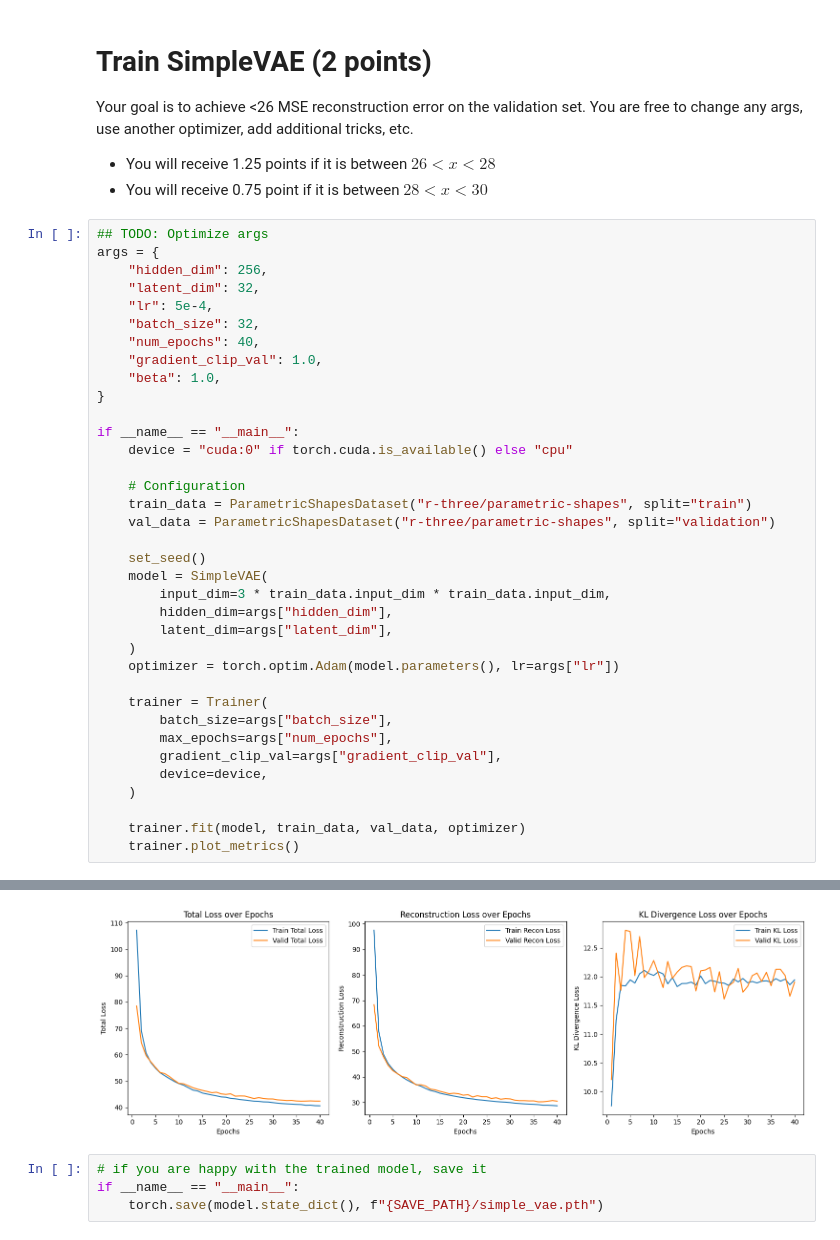
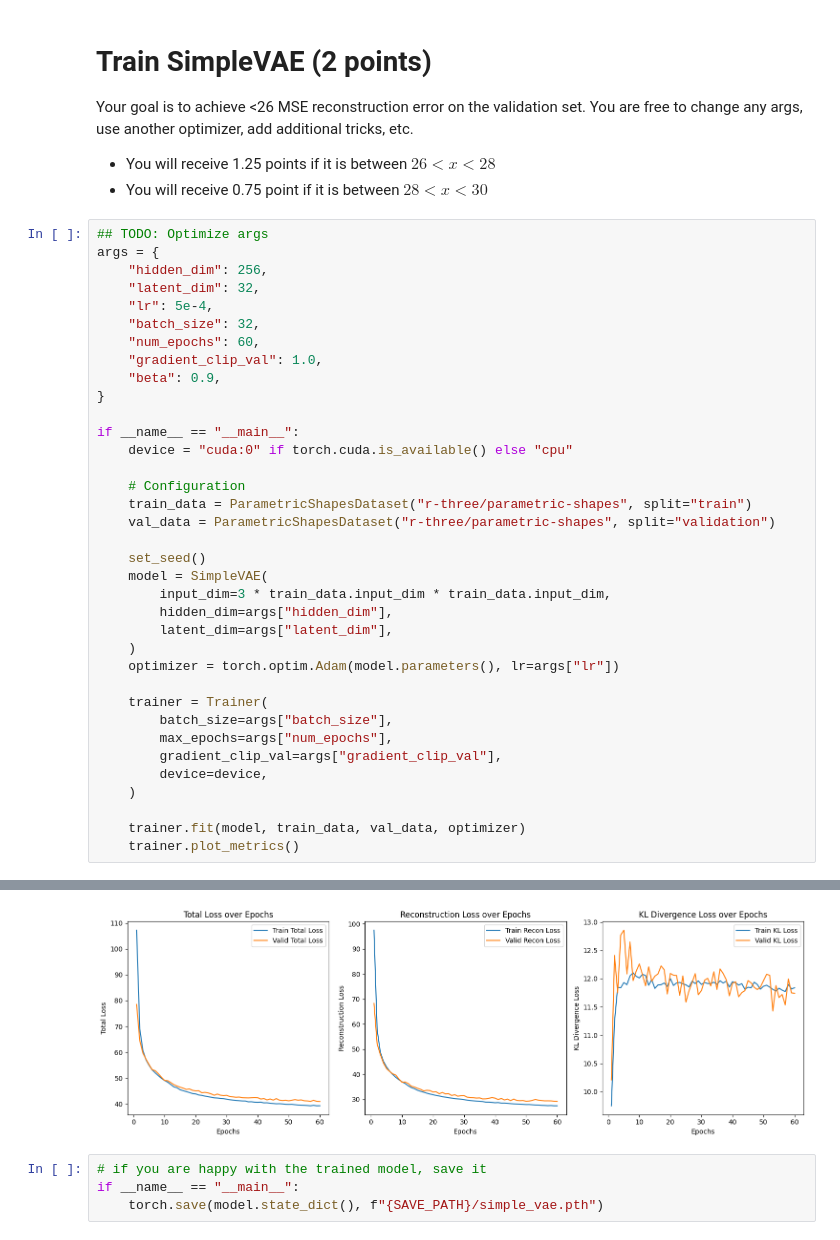
Before and after one commit to AfraAd/CSC413-Homeworks, a Jupyter notebook: Fall25_Hw11_VAE.ipynb, the cells around one changed output, grey strips where cells are left out. Saved outputs shown, nothing was run; the diff lists cells and outputs as text.

```diff
--- a/Fall25_Hw11_VAE.ipynb
+++ b/Fall25_Hw11_VAE.ipynb
@@ -529,9 +529,9 @@ args = {
     "latent_dim": 32,
     "lr": 5e-4,
     "batch_size": 32,
-    "num_epochs": 40,
+    "num_epochs": 60,
     "gradient_clip_val": 1.0,
-    "beta": 1.0,
+    "beta": 0.9,
 }
 
 if __name__ == "__main__":
@@ -579,4 +579,4 @@ Epoch 40 train loss: 40.63298,   train recon loss: 28.69104, train kl loss: 11.9
-[figure, old version]
+[figure, new version]
 # %%
 # if you are happy with the trained model, save it
 if __name__ == "__main__":
```
Also changed, not shown: parts of 3 cells of this notebook.
